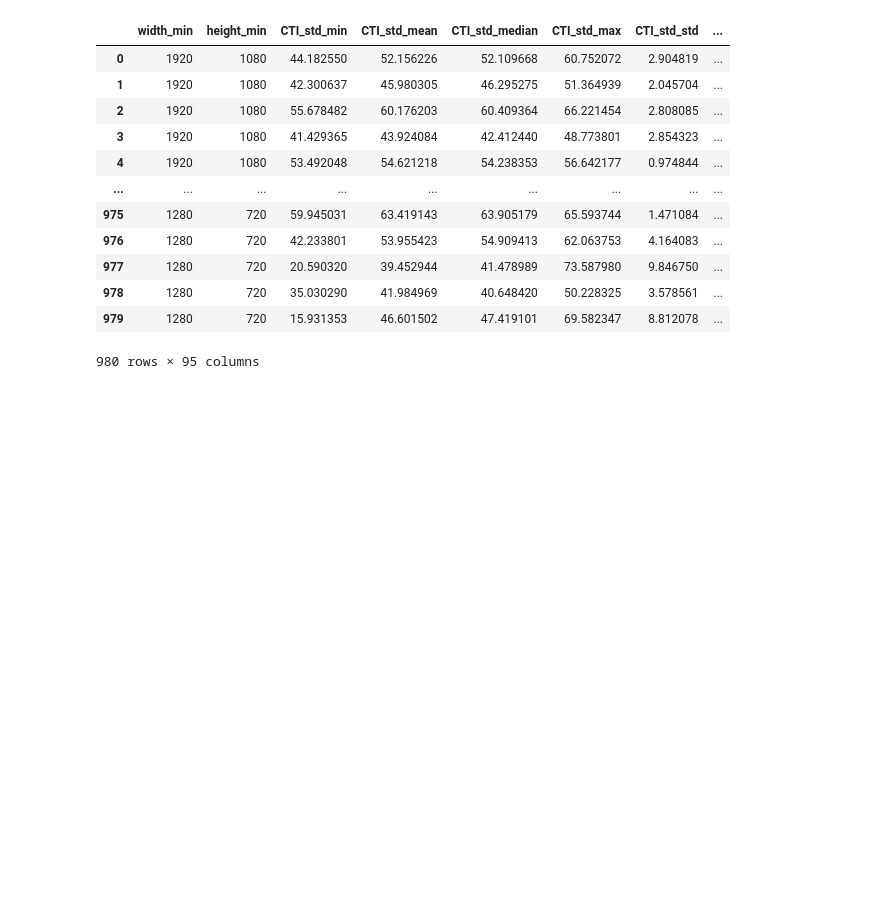
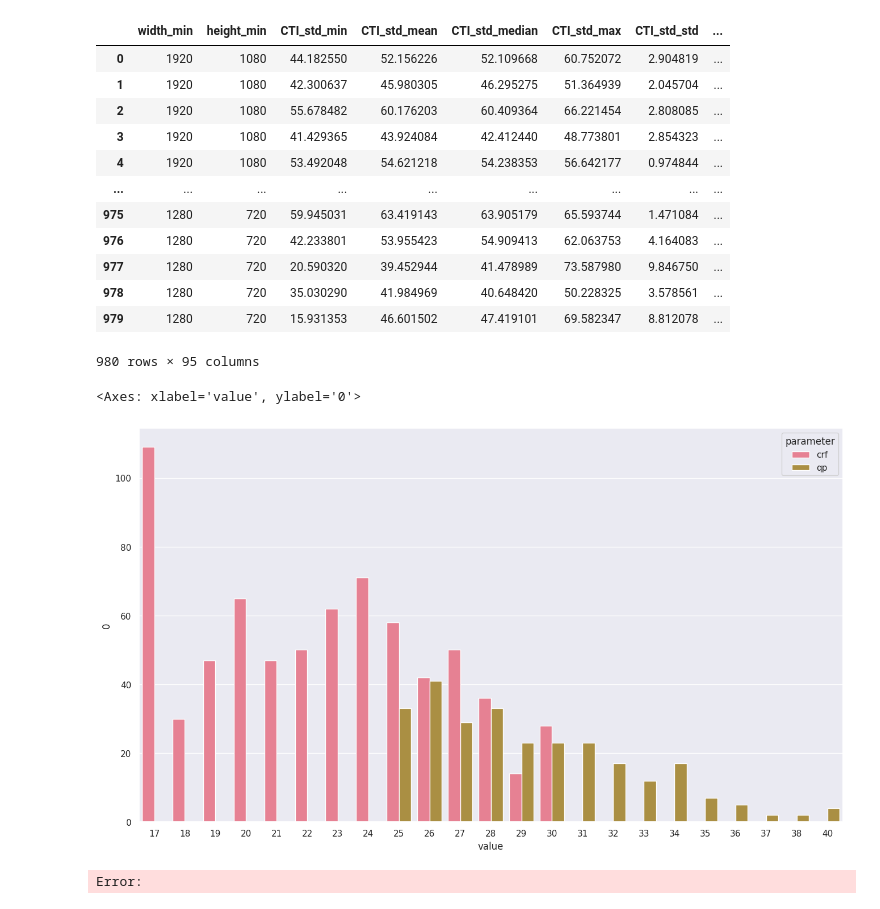
Before and after one commit to TiunovNN/video-compression-model, a Jupyter notebook: dataset/collect.ipynb, the cells around one changed output. Drawn from its saved outputs; the diff is of its cells as text; code cells hidden in the pictures; blank space fills up the shorter version.

```diff
--- a/dataset/collect.ipynb
+++ b/dataset/collect.ipynb
@@ -725,3 +785,6 @@ def select_best_row(group):
 target_dataset_df = quality_bitrate_df.groupby('source_name').apply(select_best_row).reset_index(drop=True)
 # %%
 target_dataset_df.to_csv('target_dataset_df.csv.gz', index=False, compression='gzip')
+# %%
+target_dataset_df = pd.read_csv('target_dataset_df.csv.gz')
+target_dataset_df.info()
@@ -837,0 +924,6 @@ learning_dataset
+# %%
+sns.barplot(learning_dataset.groupby(['parameter', 'value']).size().reset_index(), x='value', y=0, hue='parameter')
+# %% [output]
+<Axes: xlabel='value', ylabel='0'>
+[figure, added]
+Error:
```
Also changed, not shown: parts of 36 cells of this notebook, 1 other file.
